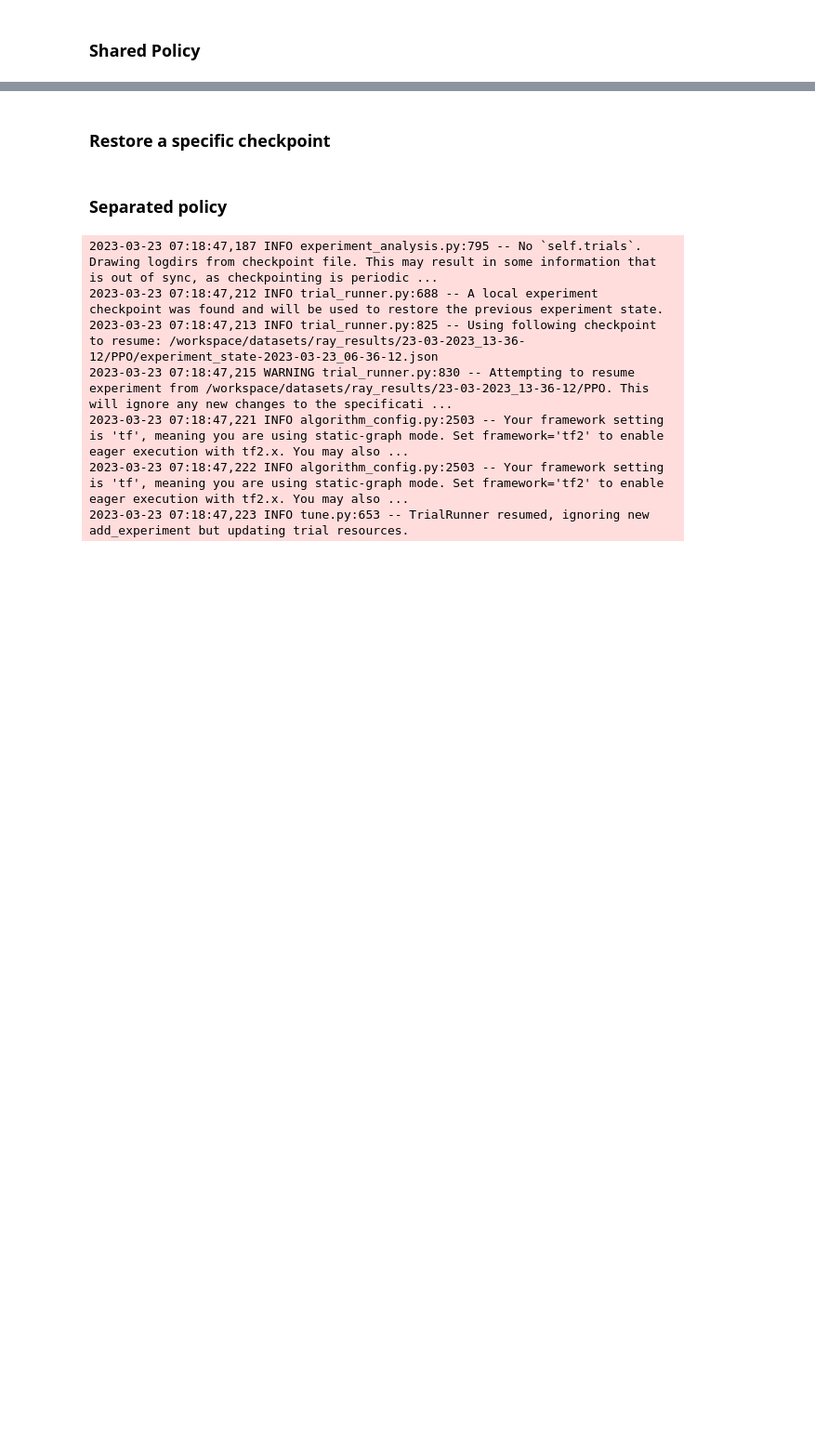
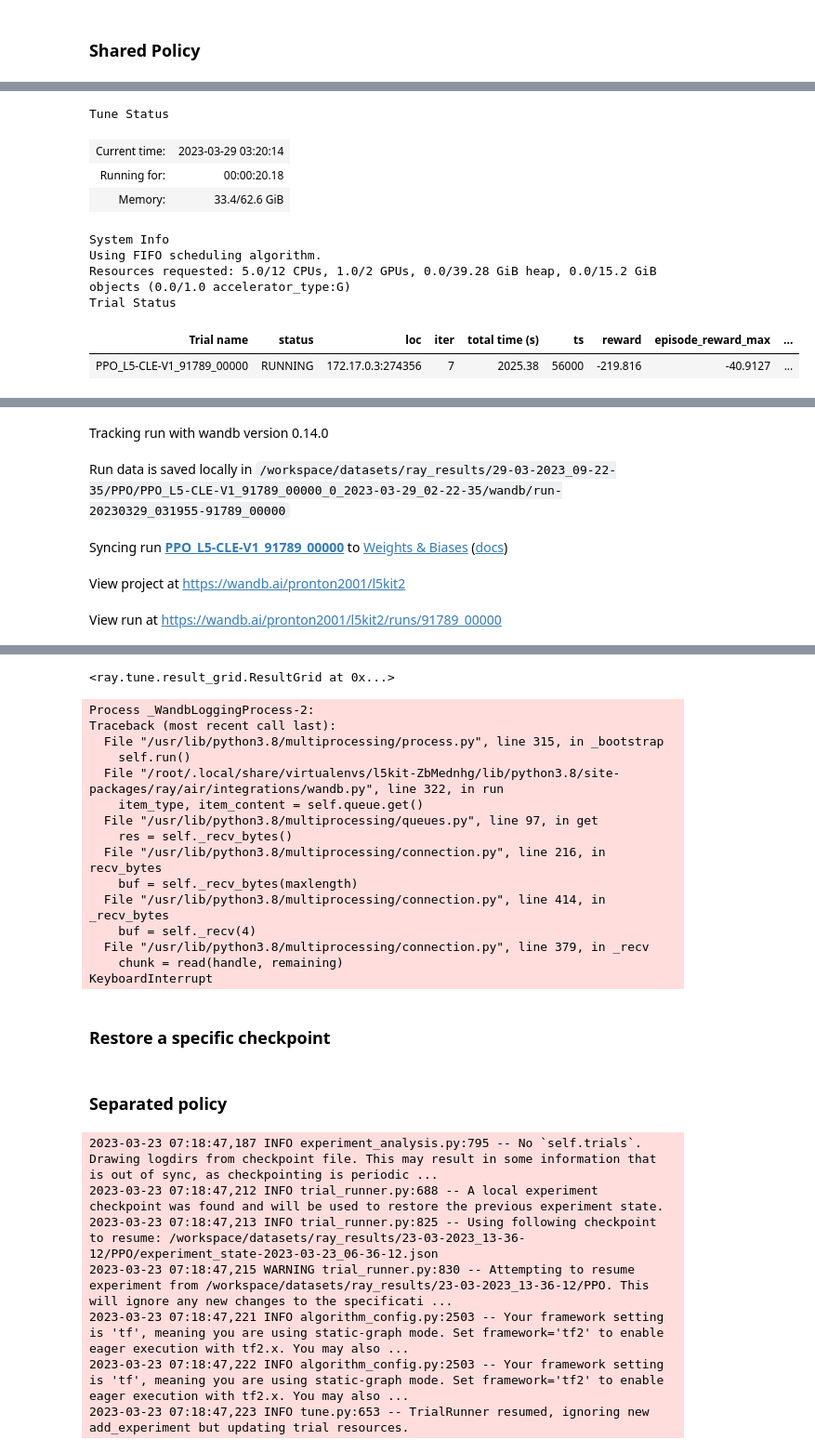
Before and after one commit to Pronton2001/rlhf-car, a Jupyter notebook: rllib_ppo_policy_training.ipynb, the cells around one changed output, grey strips where cells are left out. Shown at 93% size. Cells and saved outputs as stored; diff of their text form; code cells hidden in the pictures; blank space fills up the shorter version.

```diff
--- a/rllib_ppo_policy_training.ipynb
+++ b/rllib_ppo_policy_training.ipynb
@@ -318,0 +320,7 @@ wandb: Adding directory to artifact (/workspace/datasets/ray_results/23-03-2023_
+# %%
+ray_result_logdir = '/workspace/datasets/ray_results/29-03-2023_09-22-35/PPO'
+tuner = tune.Tuner.restore(
+    path=ray_result_logdir
+)
+tuner.fit()
+# %% [output]
@@ -318,0 +334,10 @@ wandb: Adding directory to artifact (/workspace/datasets/ray_results/23-03-2023_
+Tune Status
+| Current time: | 2023-03-29 03:20:14 |
+| Running for: | 00:00:20.18 |
+| Memory: | 33.4/62.6 GiB |
+System Info
+Using FIFO scheduling algorithm.
+Resources requested: 5.0/12 CPUs, 1.0/2 GPUs, 0.0/39.28 GiB heap, 0.0/15.2 GiB objects (0.0/1.0 accelerator_type:G)
+Trial Status
+| Trial name | status | loc | iter | total time (s) | ts | reward | episode_reward_max | ... |
+| PPO_L5-CLE-V1_91789_00000 | RUNNING | 172.17.0.3:274356 | 7 | 2025.38 | 56000 | -219.816 | -40.9127 | ... |
@@ -318,0 +345,5 @@ wandb: Adding directory to artifact (/workspace/datasets/ray_results/23-03-2023_
+Tracking run with wandb version 0.14.0
+Run data is saved locally in /workspace/datasets/ray_results/29-03-2023_09-22-35/PPO/PPO_L5-CLE-V1_91789_00000_0_2023-03-29_02-22-35/wandb/run-20230329_031955-91789_00000
+Syncing run PPO_L5-CLE-V1_91789_00000 to Weights & Biases (docs)
+View project at https://wandb.ai/pronton2001/l5kit2
+View run at https://wandb.ai/pronton2001/l5kit2/runs/91789_00000
@@ -319,3 +355,19 @@ wandb: Adding directory to artifact (/workspace/datasets/ray_results/23-03-2023_
+<ray.tune.result_grid.ResultGrid at 0x...>
+Process _WandbLoggingProcess-2:
+Traceback (most recent call last):
+  File "/usr/lib/python3.8/multiprocessing/process.py", line 315, in _bootstrap
+    self.run()
+  File "/root/.local/share/virtualenvs/l5kit-ZbMednhg/lib/python3.8/site-packages/ray/air/integrations/wandb.py", line 322, in run
+    item_type, item_content = self.queue.get()
+  File "/usr/lib/python3.8/multiprocessing/queues.py", line 97, in get
+    res = self._recv_bytes()
+  File "/usr/lib/python3.8/multiprocessing/connection.py", line 216, in recv_bytes
+    buf = self._recv_bytes(maxlength)
+  File "/usr/lib/python3.8/multiprocessing/connection.py", line 414, in _recv_bytes
+    buf = self._recv(4)
+  File "/usr/lib/python3.8/multiprocessing/connection.py", line 379, in _recv
+    chunk = read(handle, remaining)
+KeyboardInterrupt
 # %%
 import ray
 from ray import air, tune
```
Also changed, not shown: parts of 8 cells of this notebook, 4 other files.
